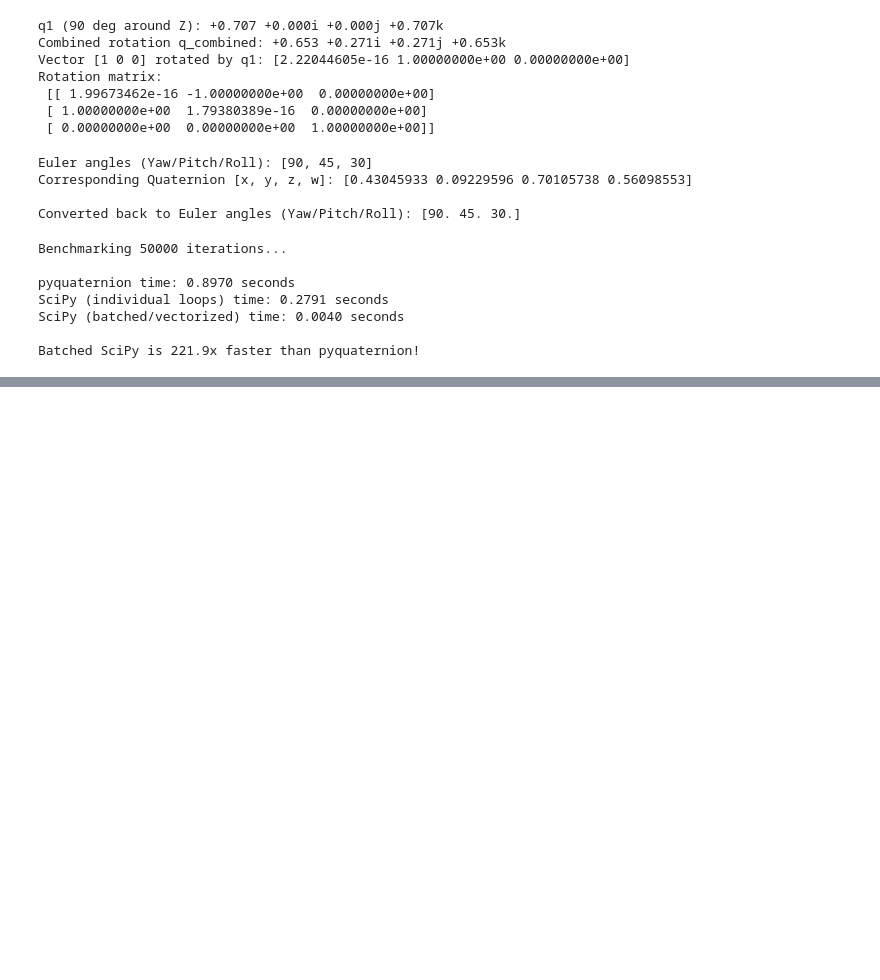
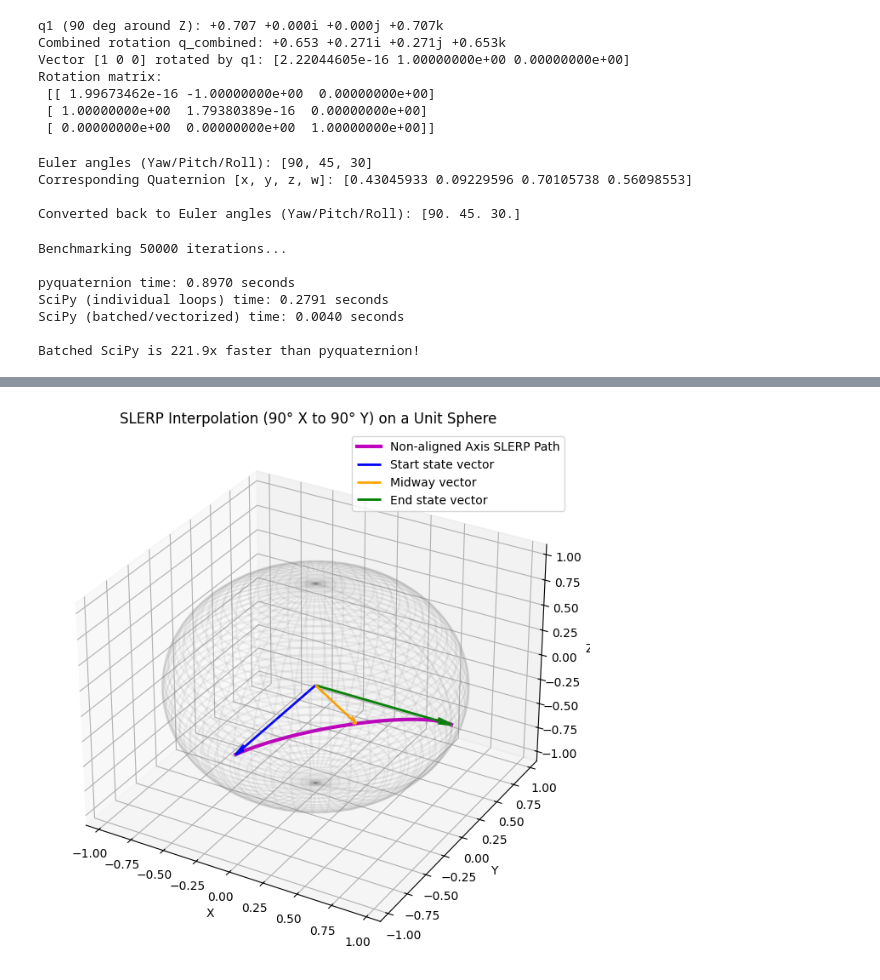
Before and after one commit to JacekDrzycimski/6tunnel, a Jupyter notebook: Quaternions_1.ipynb, the cells around one changed output, grey strips where cells are left out. Saved outputs shown, nothing was run; the diff lists cells and outputs as text; code cells hidden in the pictures; blank space fills up the shorter version.

```diff
--- a/Quaternions_1.ipynb
+++ b/Quaternions_1.ipynb
@@ -121,0 +210,54 @@ Batched SciPy is 221.9x faster than pyquaternion!
+# %%
+import numpy as np
+import matplotlib.pyplot as plt
+from scipy.spatial.transform import Rotation as R
+from scipy.spatial.transform import Slerp
+
+# 1. Define non-aligned rotations at key times t=0 and t=1
+# Start: 90 degrees around X-axis
+# End: 90 degrees around Y-axis
+key_times = [0, 1]
+key_rotations = R.from_euler('xyz', [[90, 0, 0], [0, 90, 0]], degrees=True)
+
+# 2. Initialize SLERP
+slerp = Slerp(key_times, key_rotations)
+
+# 3. Interpolate 100 points between t=0 and t=1
+interpolated_times = np.linspace(0, 1, 100)
+interpolated_rotations = slerp(interpolated_times)
+
+# 4. Apply the interpolated rotations to a base vector [0, 0, 1]
+initial_vector = np.array([0, 0, 1])
+path_vectors = interpolated_rotations.apply(initial_vector)
+
+# 5. Visualize the 3D trajectory
+fig = plt.figure(figsize=(8, 8))
+ax = fig.add_subplot(111, projection='3d')
+
+# Plot the smooth interpolated arc trajectory
+ax.plot(path_vectors[:, 0], path_vectors[:, 1], path_vectors[:, 2], 'm-', label='Non-aligned Axis SLERP Path', linewidth=3)
+
+# Plot start, midway, and end vector positions
+ax.quiver(0, 0, 0, path_vectors[0, 0], path_vectors[0, 1], path_vectors[0, 2], color='blue', arrow_length_ratio=0.1, linewidth=2, label='Start state vector')
+ax.quiver(0, 0, 0, path_vectors[50, 0], path_vectors[50, 1], path_vectors[50, 2], color='orange', arrow_length_ratio=0.1, linewidth=2, label='Midway vector')
+ax.quiver(0, 0, 0, path_vectors[-1, 0], path_vectors[-1, 1], path_vectors[-1, 2], color='green', arrow_length_ratio=0.1, linewidth=2, label='End state vector')
+
+# Plot the unit sphere grid outline for spatial context
+u = np.linspace(0, 2 * np.pi, 100)
+v = np.linspace(0, np.pi, 100)
+sphere_x = np.outer(np.cos(u), np.sin(v))
+sphere_y = np.outer(np.sin(u), np.sin(v))
+sphere_z = np.outer(np.ones(np.size(u)), np.cos(v))
+ax.plot_wireframe(sphere_x, sphere_y, sphere_z, color='gray', alpha=0.1)
+
+ax.set_title("SLERP Interpolation (90° X to 90° Y) on a Unit Sphere")
+ax.set_xlabel('X')
+ax.set_ylabel('Y')
+ax.set_zlabel('Z')
+ax.set_xlim([-1.1, 1.1])
+ax.set_ylim([-1.1, 1.1])
+ax.set_zlim([-1.1, 1.1])
+ax.legend()
+plt.show()
+# %% [output]
+[figure, added]
```
Also changed, not shown: parts of 2 cells of this notebook.
